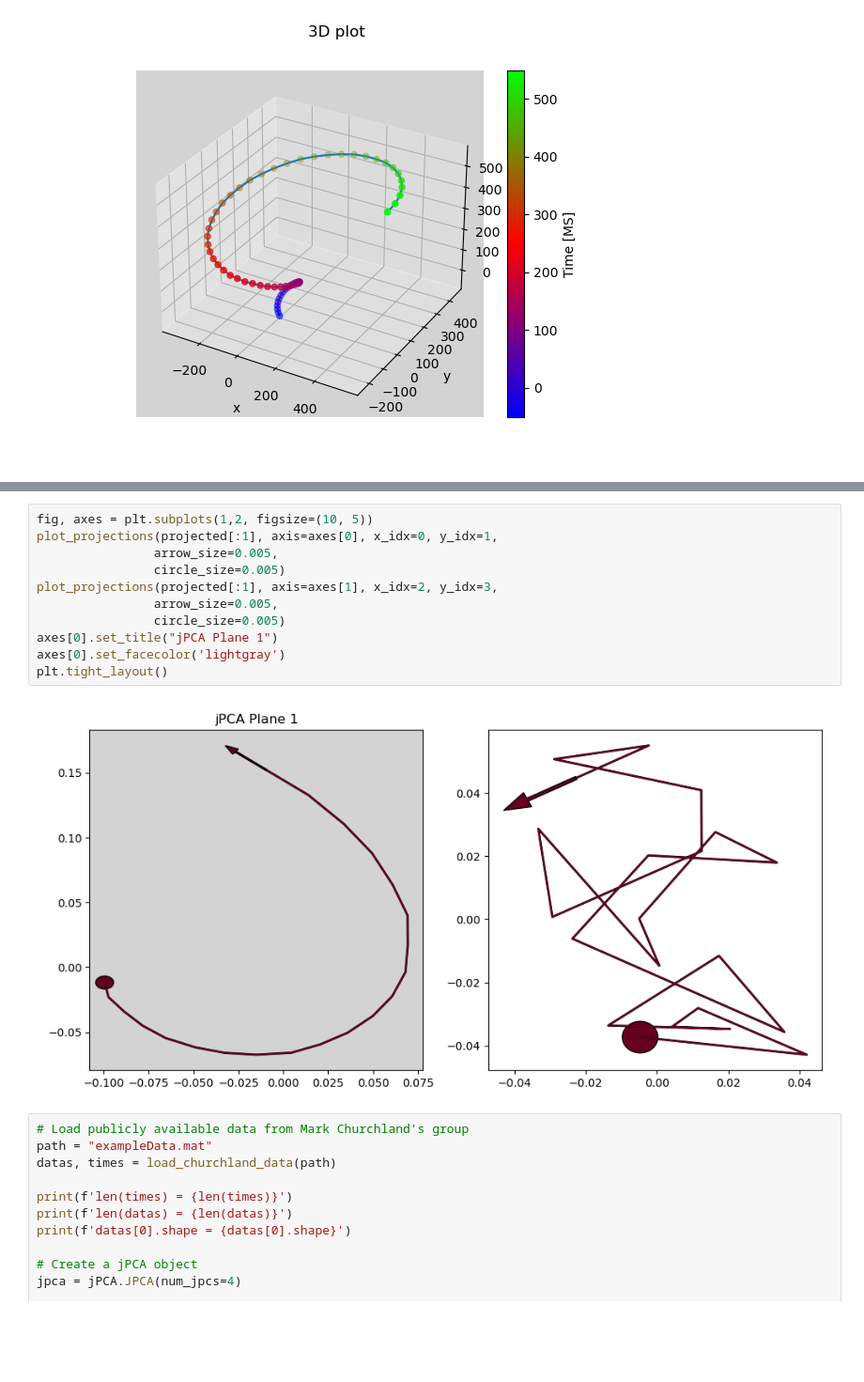
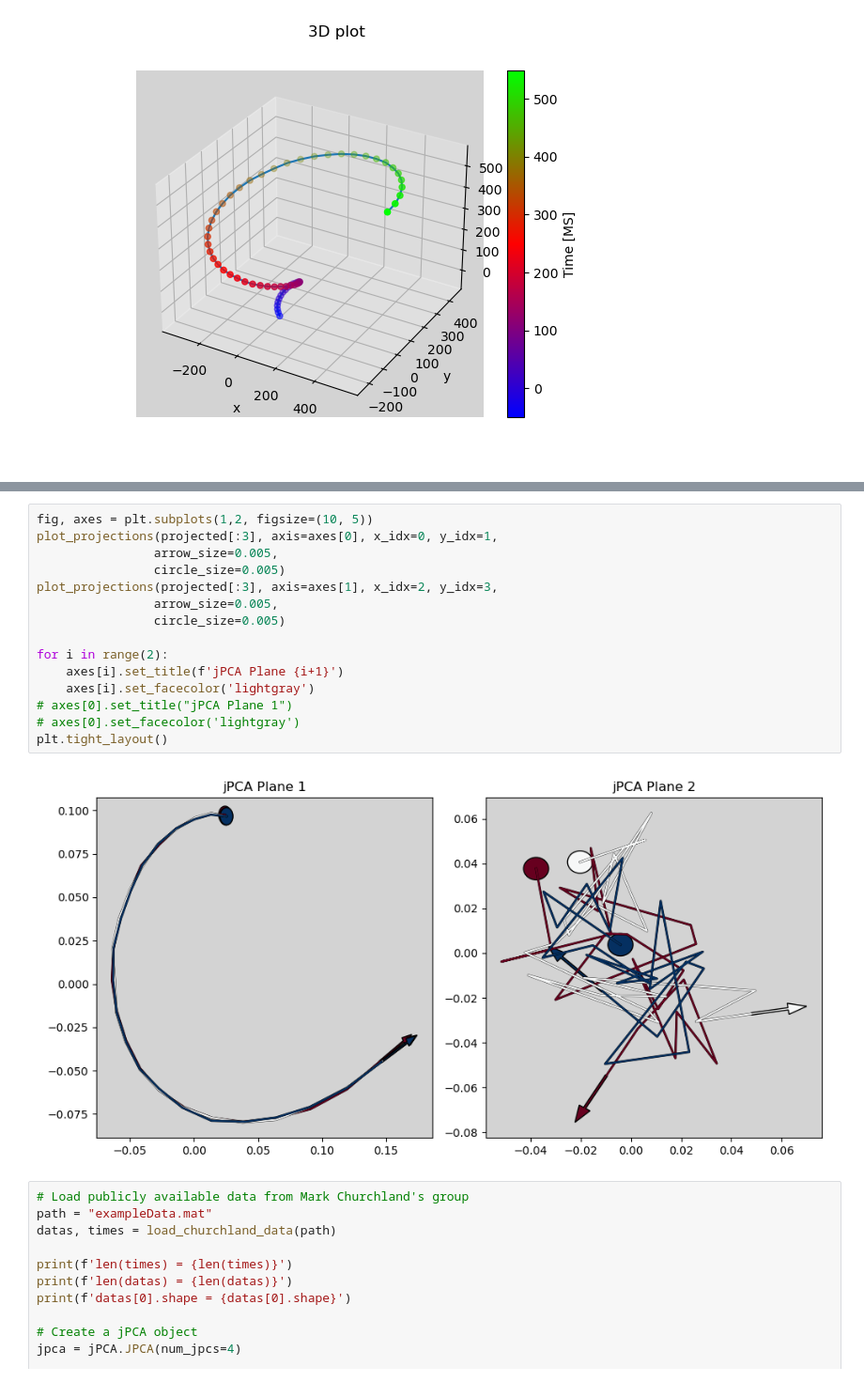
Before and after one commit to barrackHa/jPCA, a Jupyter notebook: jPCA_sim.ipynb, the cells around one changed output, grey strips where cells are left out. Shown: that part at 94% size. Saved outputs shown, nothing was run; the diff lists cells and outputs as text; blank space fills up the shorter version.

```diff
--- a/jPCA_sim.ipynb
+++ b/jPCA_sim.ipynb
@@ -150,16 +157,20 @@ plt.show()
 # %%
 fig, axes = plt.subplots(1,2, figsize=(10, 5))
-plot_projections(projected[:1], axis=axes[0], x_idx=0, y_idx=1,
+plot_projections(projected[:3], axis=axes[0], x_idx=0, y_idx=1,
                 arrow_size=0.005,
                 circle_size=0.005)
-plot_projections(projected[:1], axis=axes[1], x_idx=2, y_idx=3,
+plot_projections(projected[:3], axis=axes[1], x_idx=2, y_idx=3,
                 arrow_size=0.005,
                 circle_size=0.005)
-axes[0].set_title("jPCA Plane 1")
-axes[0].set_facecolor('lightgray')
+
+for i in range(2):
+    axes[i].set_title(f'jPCA Plane {i+1}')
+    axes[i].set_facecolor('lightgray')
+# axes[0].set_title("jPCA Plane 1")
+# axes[0].set_facecolor('lightgray')
 plt.tight_layout()
 # %% [output]
-[figure, old version]
+[figure, new version]
 # %%
 # Load publicly available data from Mark Churchland's group
 path = "exampleData.mat"
```
Also changed, not shown: parts of 3 cells of this notebook, 1 other file.
